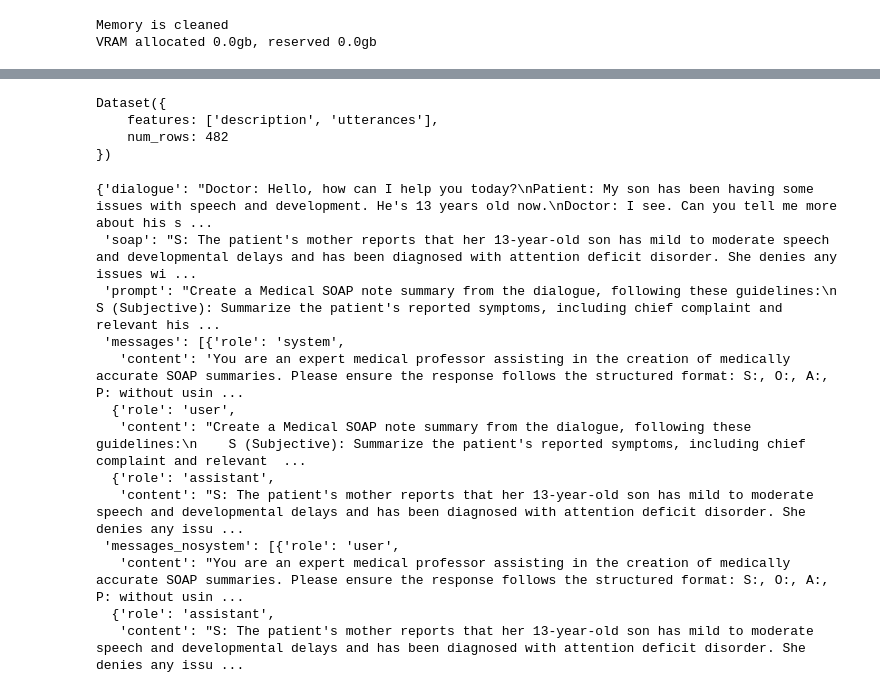
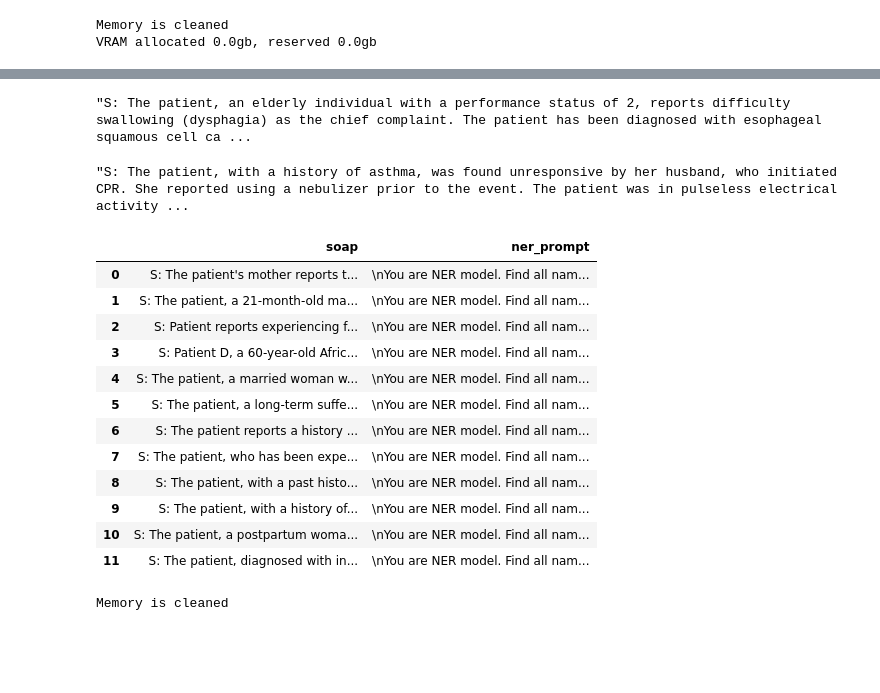
Before and after one commit to BHYCHIK/otus-llm-dz7, a Jupyter notebook: dz7.ipynb, the cells around one changed output, grey strips where cells are left out. Saved outputs shown, nothing was run; the diff lists cells and outputs as text; code cells hidden in the pictures; blank space fills up the shorter version.

```diff
--- a/dz7.ipynb
+++ b/dz7.ipynb
@@ -157,25 +180,13 @@ results
 # %%
 dataset = load_dataset('omi-health/medical-dialogue-to-soap-summary')
 # %%
-dataset['train']
+dataset['train'][66]['soap']
 # %% [output]
-Dataset({
-    features: ['description', 'utterances'],
-    num_rows: 482
-})
+"S: The patient, an elderly individual with a performance status of 2, reports difficulty swallowing (dysphagia) as the chief complaint. The patient has been diagnosed with esophageal squamous cell ca ...
+# %%
+examples = [d['soap'] for i, d in enumerate(dataset['train'].take(12))]
 # %%
-dataset['train'][0]
+example = examples[9]
+example
 # %% [output]
-{'dialogue': "Doctor: Hello, how can I help you today?\nPatient: My son has been having some issues with speech and development. He's 13 years old now.\nDoctor: I see. Can you tell me more about his s ...
- 'soap': "S: The patient's mother reports that her 13-year-old son has mild to moderate speech and developmental delays and has been diagnosed with attention deficit disorder. She denies any issues wi ...
- 'prompt': "Create a Medical SOAP note summary from the dialogue, following these guidelines:\n    S (Subjective): Summarize the patient's reported symptoms, including chief complaint and relevant his ...
- 'messages': [{'role': 'system',
-   'content': 'You are an expert medical professor assisting in the creation of medically accurate SOAP summaries. Please ensure the response follows the structured format: S:, O:, A:, P: without usin ...
-  {'role': 'user',
-   'content': "Create a Medical SOAP note summary from the dialogue, following these guidelines:\n    S (Subjective): Summarize the patient's reported symptoms, including chief complaint and relevant  ...
-  {'role': 'assistant',
-   'content': "S: The patient's mother reports that her 13-year-old son has mild to moderate speech and developmental delays and has been diagnosed with attention deficit disorder. She denies any issu ...
- 'messages_nosystem': [{'role': 'user',
-   'content': "You are an expert medical professor assisting in the creation of medically accurate SOAP summaries. Please ensure the response follows the structured format: S:, O:, A:, P: without usin ...
-  {'role': 'assistant',
-   'content': "S: The patient's mother reports that her 13-year-old son has mild to moderate speech and developmental delays and has been diagnosed with attention deficit disorder. She denies any issu ...
+"S: The patient, with a history of asthma, was found unresponsive by her husband, who initiated CPR. She reported using a nebulizer prior to the event. The patient was in pulseless electrical activity ...
@@ -181,0 +254,18 @@ dataset['train'][0]
+# %%
+df = pd.DataFrame({'soap': examples})
+df['ner_prompt'] = df['soap'].apply(get_ner_prompt)
+df
+# %% [output]
+|  | soap | ner_prompt |
+| 0 | S: The patient's mother reports t... | \nYou are NER model. Find all nam... |
+| 1 | S: The patient, a 21-month-old ma... | \nYou are NER model. Find all nam... |
+| 2 | S: Patient reports experiencing f... | \nYou are NER model. Find all nam... |
+| 3 | S: Patient D, a 60-year-old Afric... | \nYou are NER model. Find all nam... |
+| 4 | S: The patient, a married woman w... | \nYou are NER model. Find all nam... |
+| 5 | S: The patient, a long-term suffe... | \nYou are NER model. Find all nam... |
+| 6 | S: The patient reports a history ... | \nYou are NER model. Find all nam... |
+| 7 | S: The patient, who has been expe... | \nYou are NER model. Find all nam... |
+| 8 | S: The patient, with a past histo... | \nYou are NER model. Find all nam... |
+| 9 | S: The patient, with a history of... | \nYou are NER model. Find all nam... |
+| 10 | S: The patient, a postpartum woma... | \nYou are NER model. Find all nam... |
+| 11 | S: The patient, diagnosed with in... | \nYou are NER model. Find all nam... |
@@ -181,0 +312,6 @@ dataset['train'][0]
+# %%
+#uncomment it on the first run
+clean_memory()
+ner_model, ner_tokenizer = get_ner_model()
+# %% [output]
+Memory is cleaned
```
Also changed, not shown: parts of 18 cells of this notebook.
